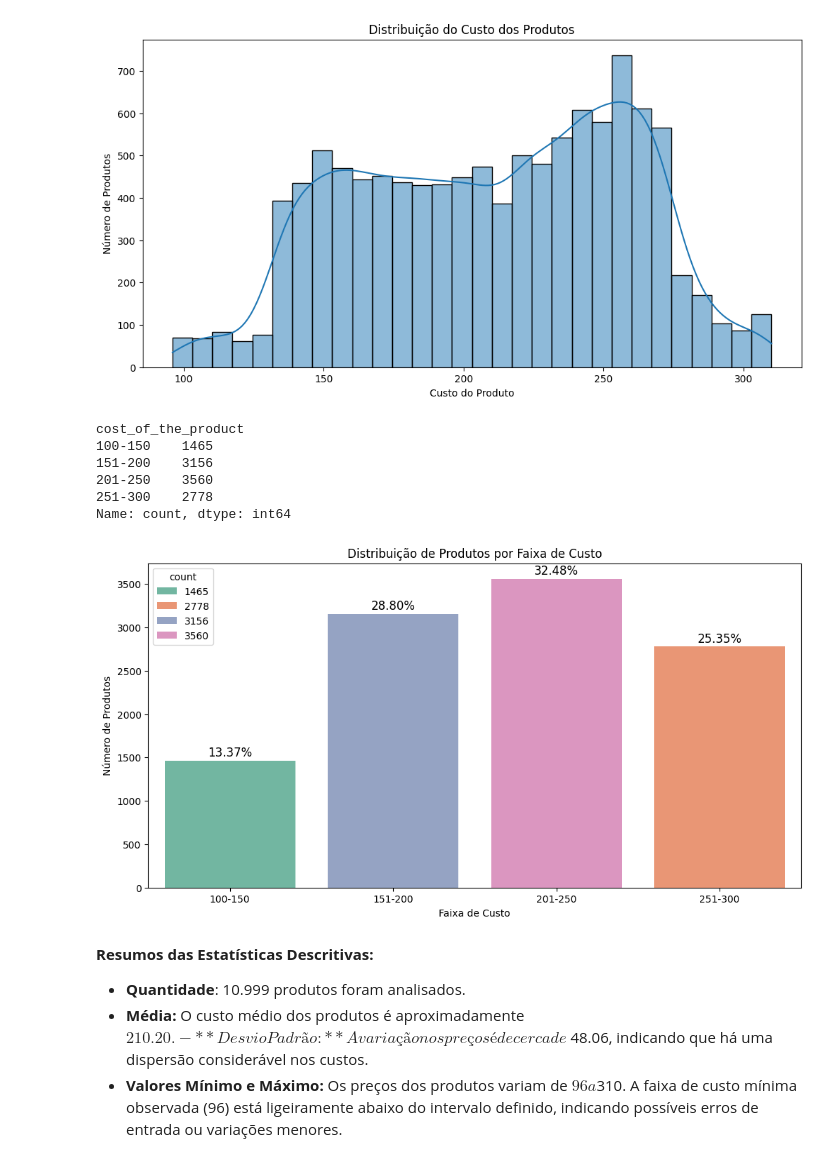
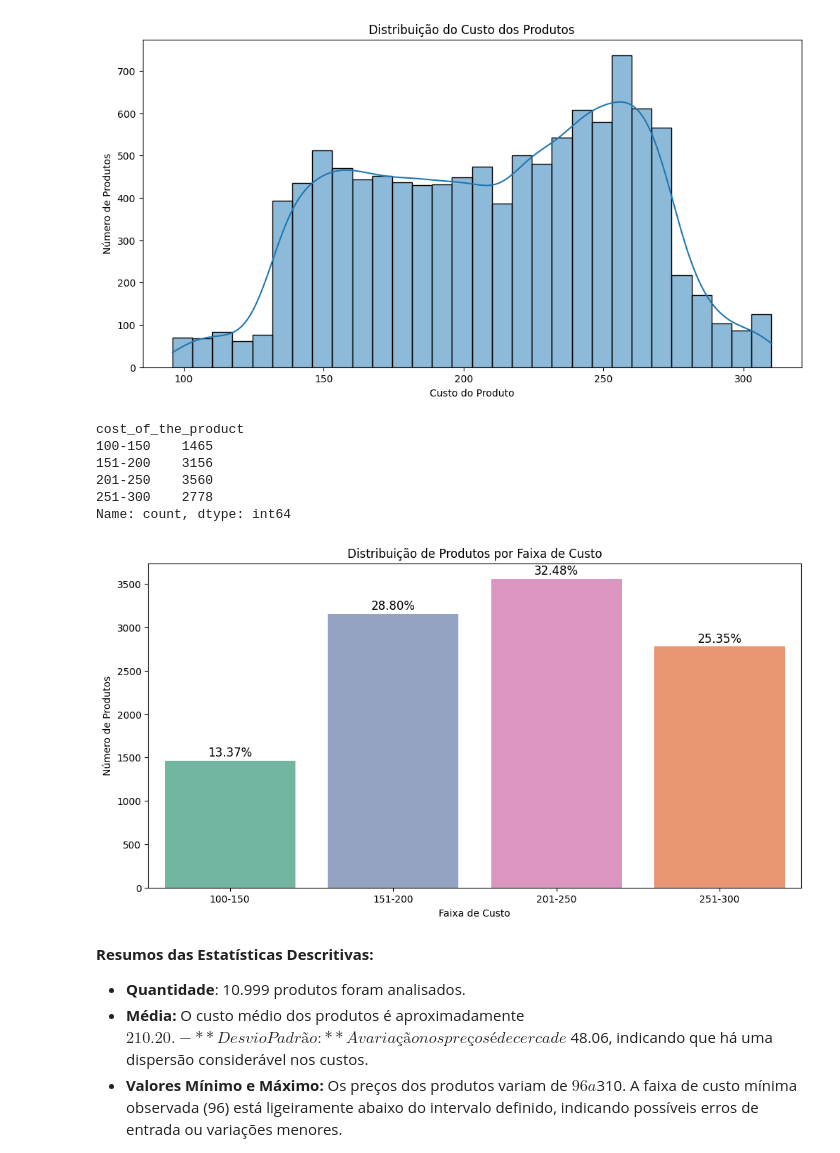
Before and after one commit to lccbrito/customer-analytics-EDA-logistics, a Jupyter notebook: main.ipynb, the cells around one changed output. Cells and saved outputs as stored; diff of their text form; code cells hidden in the pictures.

```diff
--- a/main.ipynb
+++ b/main.ipynb
@@ -387,35 +387,35 @@ Name: cost_of_the_product, dtype: float64
 # Distribuição por faixas de custo
 faixas_custo = pd.cut(df['cost_of_the_product'], bins=[100, 150, 200, 250, df['cost_of_the_product'].max()],
                       labels=['100-150', '151-200', '201-250', '251-300'])
 
 distribuicao_faixa = faixas_custo.value_counts().sort_index() # Contar o número de produtos em cada faixa
 print(distribuicao_faixa)
 
 # Calcular porcentagens
 total_produtos = distribuicao_faixa.sum()
 percentuais_faixa = (distribuicao_faixa / total_produtos) * 100
 
 plt.figure(figsize=(12, 6))
-ax = sns.barplot(x=distribuicao_faixa.index, y=distribuicao_faixa.values, palette='Set2', hue=distribuicao_faixa)
+ax = sns.barplot(x=distribuicao_faixa.index, y=distribuicao_faixa.values, palette='Set2', hue=distribuicao_faixa, legend=False)
 
 plt.title('Distribuição de Produtos por Faixa de Custo')
 plt.xlabel('Faixa de Custo')
 plt.ylabel('Número de Produtos')
 
 # Adicionar porcentagens no topo das barras
 for i, value in enumerate(distribuicao_faixa.values):
     percentage = percentuais_faixa.iloc[i]  # Acessa a porcentagem pela posição
     ax.text(i, value + 50, f'{percentage:.2f}%', ha='center', fontsize=12)
 
 plt.show()
 # %% [output]
 cost_of_the_product
 100-150    1465
 151-200    3156
 201-250    3560
 251-300    2778
 Name: count, dtype: int64
-[figure, old version]
+[figure, new version]
 # %% [markdown]
 **Resumos das Estatísticas Descritivas:**
 - **Quantidade**: 10.999 produtos foram analisados.
```
Also changed, not shown: parts of 1 cell of this notebook.
